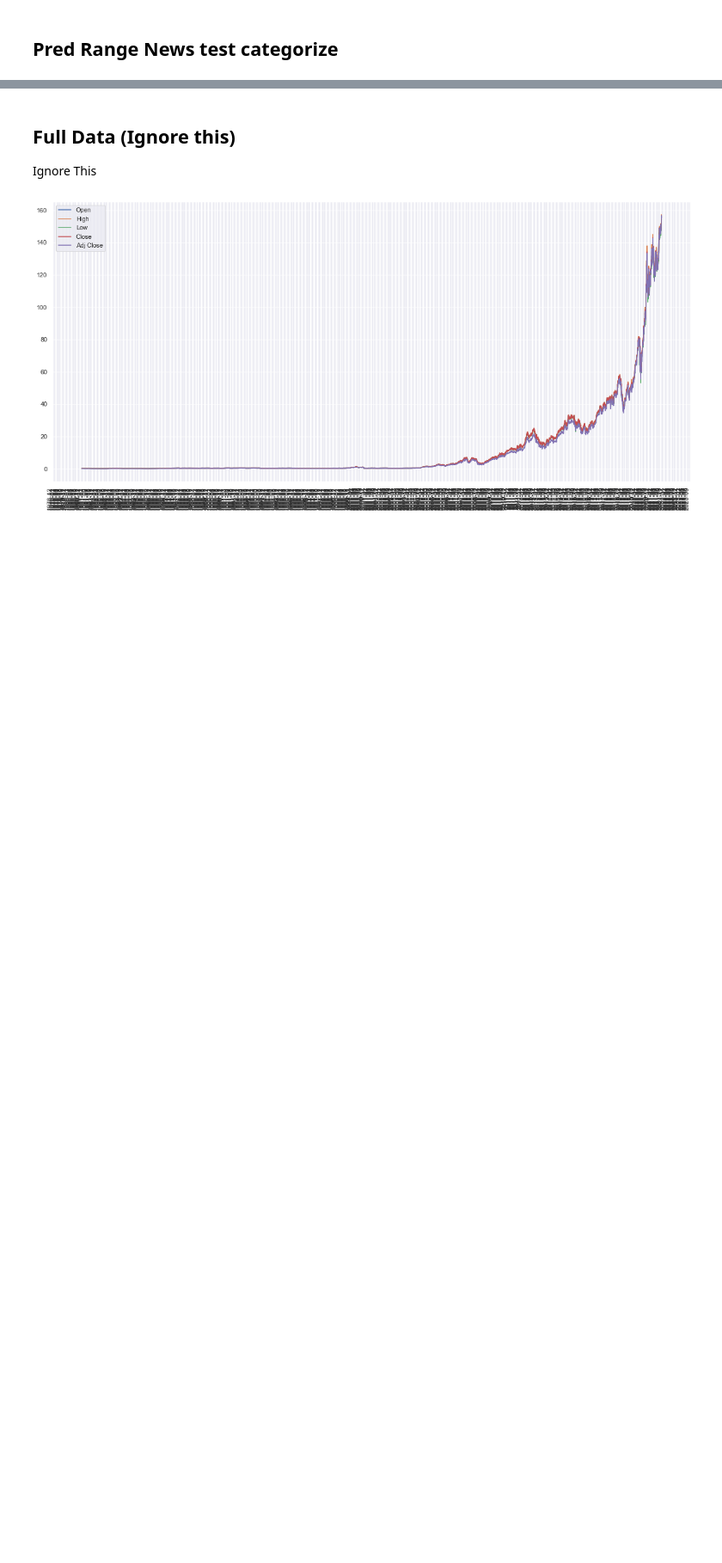
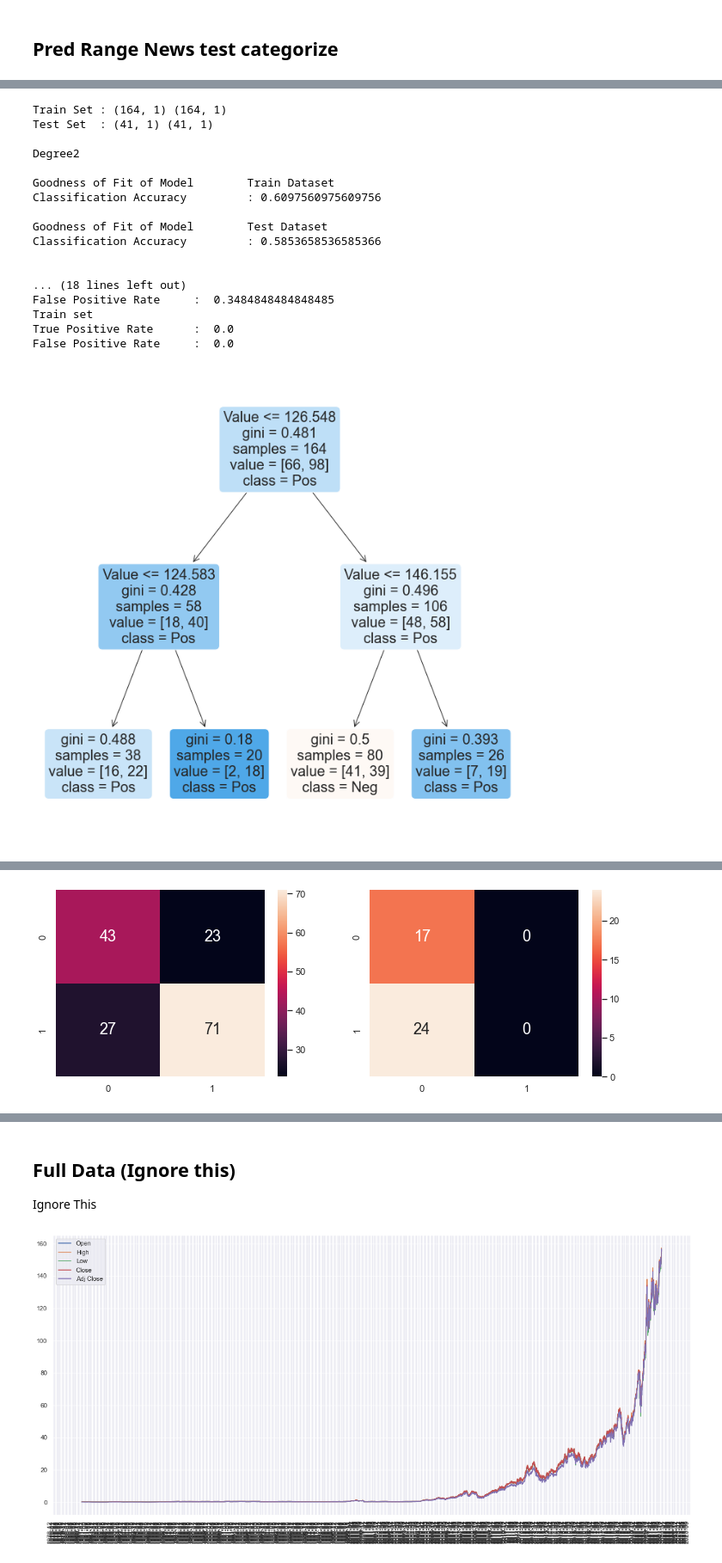
Before and after one commit to Hendyley/SC1015_Mini_Project, a Jupyter notebook: H/MiniProject_latest.ipynb, the cells around one changed output, grey strips where cells are left out. Shown at 86% size. Saved outputs shown, nothing was run; the diff lists cells and outputs as text; code cells hidden in the pictures; blank space fills up the shorter version.

```diff
--- a/H/MiniProject_latest.ipynb
+++ b/H/MiniProject_latest.ipynb
@@ -480,0 +442,37 @@ False Positive Rate     :  0.0
+# %%
+pred = Arima
+#to match the output we reduce the train size
+d = d.iloc[-164:]
+
+x_train = pd.DataFrame(d['Adj Close'])
+x_test = pd.DataFrame(pred['Price Prediction'])
+y_train = pd.DataFrame(d['comp_score'])
+y_test = pd.DataFrame(pred['comp_score'])
+
+
+
+# Check the sample sizes
+print("Train Set :", y_train.shape, x_train.shape)
+print("Test Set  :", y_test.shape, x_test.shape)
+print()
+Degree2()
+Degree4()
+# %% [output]
+Train Set : (164, 1) (164, 1)
+Test Set  : (41, 1) (41, 1)
+
+Degree2
+
+Goodness of Fit of Model        Train Dataset
+Classification Accuracy         : 0.6097560975609756
+
+Goodness of Fit of Model        Test Dataset
+Classification Accuracy         : 0.5853658536585366
+
+
+... (18 lines left out)
+False Positive Rate     :  0.3484848484848485
+Train set
+True Positive Rate      :  0.0
+False Positive Rate     :  0.0
+[figure, added]
@@ -481,3 +480,4 @@ False Positive Rate     :  0.0
+[figure, added]
 # %%
 pred = LSTM
 #to match the output we reduce the train size
```
Also changed, not shown: parts of 14 cells of this notebook.
